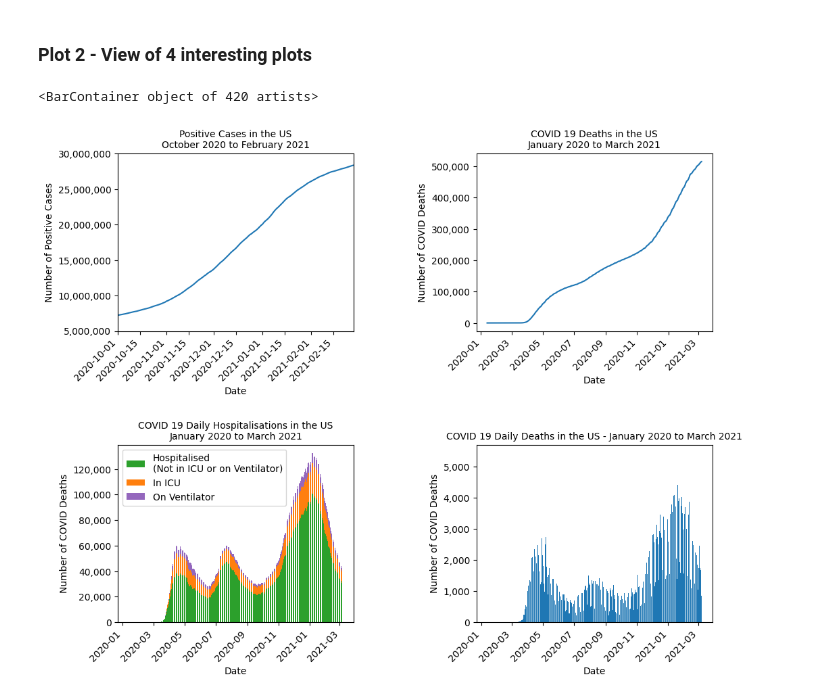
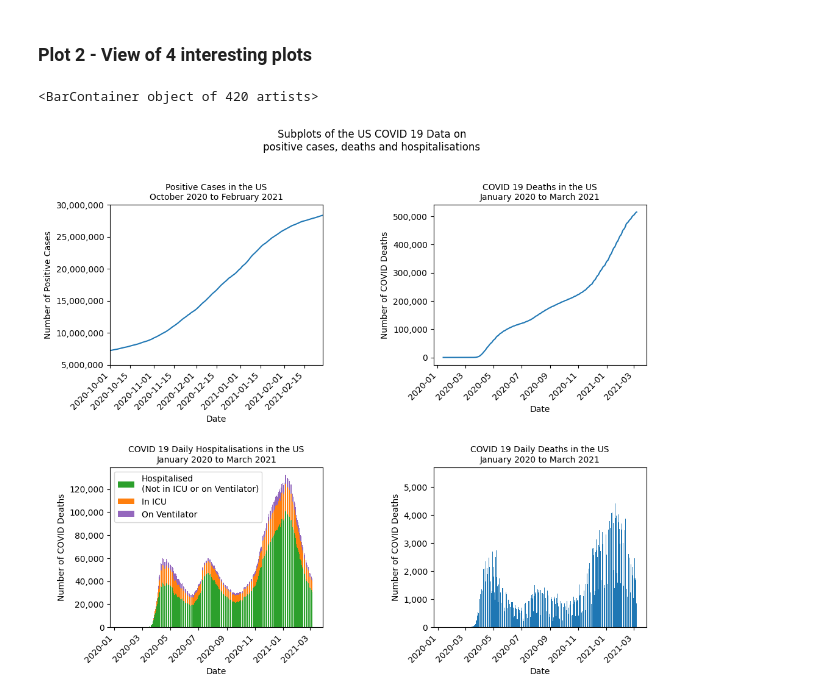
Before and after one commit to Goodgie01/Software-Engineering-University, a Jupyter notebook: summative_code.ipynb, the cells around one changed output. Saved outputs shown, nothing was run; the diff lists cells and outputs as text; code cells hidden in the pictures.

```diff
--- a/summative_code.ipynb
+++ b/summative_code.ipynb
@@ -175,8 +178,8 @@ columns
  'totalTestResultsIncrease',
  'hash']
 # %%
-df = df.drop(columns = ['states', 'hash', 'total', 'posNeg','hospitalizedIncrease','negativeIncrease','positiveIncrease','totalTestResultsIncrease','lastModified',
- 'totalTestResults', 'recovered'], axis = 1)
+#Dropping unneccesary columns
+df = df.drop(columns = ['states', 'hash', 'total', 'posNeg','hospitalizedIncrease','negativeIncrease','positiveIncrease','totalTestResultsIncrease','lastModified', 'totalTestResults', 'recovered', 'lastModified', 'dateChecked'], axis = 1)
 df
 # %% [output]
 |  | date | positive | negative | pending | hospitalizedCurrently | hospitalizedCumulative | inIcuCurrently | ... |
@@ -250,66 +252,63 @@ ax.legend()
 # %% [markdown]
 ### Plot 2 - View of 4 interesting plots
 # %%
-fig, axs = plt.subplots(2, 2, figsize=(12, 10))
-fig.tight_layout(pad=10)
+fig, axs = plt.subplots(2, 2, figsize=(12, 10)) #creating a plot of subplots
+fig.tight_layout(pad=10) #creating a gap between the rows of subplots so the axes and titles aren't crossing over each other
+
+fig.suptitle('Subplots of the US COVID 19 Data on\npositive cases, deaths and hospitalisations') #main title for the subplots
 
 #Top Left - Zooming in on the steep incline of positive COVID 19 cases between October 2020 and February 2021
-axs[0,0].ticklabel_format(style = 'plain')
-axs[0,0].yaxis.set_major_formatter(matplotlib.ticker.StrMethodFormatter('{x:,.0f}'))
+axs[0,0].yaxis.set_major_formatter(matplotlib.ticker.StrMethodFormatter('{x:,.0f}')) #Adding commas as thousands separators in the y axis numbers
 
 axs[0,0].set_title('Positive Cases in the US\nOctober 2020 to February 2021', fontsize = 10)
 axs[0,0].set_ylabel('Number of Positive Cases')
 axs[0,0].set_xlabel('Date')
 
-axs[0,0].set_xlim([datetime.date(2020, 10, 1), datetime.date(2021, 2, 28)])
-axs[0,0].set_ylim(5000000, 30000000)
+axs[0,0].set_xlim([datetime.date(2020, 10, 1), datetime.date(2021, 2, 28)]) #Highlighting the specific time period which sees the steep incline in my previous plot
+axs[0,0].set_ylim(5000000, 30000000) #highlighting a specific part of the data so I can see the interesting steep incline from the positive cases in my previous plot
 
-plt.setp(axs[0,0].get_xticklabels(), rotation=45, horizontalalignment='right')
+plt.setp(axs[0,0].get_xticklabels(), rotation=45, horizontalalignment='right') #cleaning the plot's x axes tick labels so they don't clash with each other or the title below
 
 axs[0,0].plot(df['date'], df['positive'])
 
-#Top Right
-axs[0,1].ticklabel_format(style = 'plain')
-axs[0,1].yaxis.set_major_formatter(matplotlib.ticker.StrMethodFormatter('{x:,.0f}'))
+#Top Right - Cumulative frequency plot of the number of deaths from COVID-19 in the US for the full time period in the data
+axs[0,1].yaxis.set_major_formatter(matplotlib.ticker.StrMethodFormatter('{x:,.0f}'))#Adding commas as thousands separators in the y axis numbers
 
 axs[0,1].set_title('COVID 19 Deaths in the US\nJanuary 2020 to March 2021', fontsize = 10)
 axs[0,1].set_ylabel('Number of COVID Deaths')
 axs[0,1].set_xlabel('Date')
 
-plt.setp(axs[0,1].get_xticklabels(), rotation=45, horizontalalignment='right')
+plt.setp(axs[0,1].get_xticklabels(), rotation=45, horizontalalignment='right') #cleaning the plot's x axes tick labels so they don't clash with each other or the title below
 
 axs[0,1].plot(df['date'], df['death'])
 
-#Bottom Left
-axs[1,0].ticklabel_format(style = 'plain')
-axs[1,0].yaxis.set_major_formatter(matplotlib.ticker.StrMethodFormatter('{x:,.0f}'))
+#Bottom Left - stacked bar plot of hospitalisations showing the different types of hospitalisations each day
+axs[1,0].yaxis.set_major_formatter(matplotlib.ticker.StrMethodFormatter('{x:,.0f}')) #Adding commas as thousands separators in the y axis numbers
 
 axs[1,0].set_title('COVID 19 Daily Hospitalisations in the US\nJanuary 2020 to March 2021', fontsize = 10)
 axs[1,0].set_ylabel('Number of COVID Deaths')
 axs[1,0].set_xlabel('Date')
 
-plt.setp(axs[1,0].get_xticklabels(), rotation=45, horizontalalignment='right')
+plt.setp(axs[1,0].get_xticklabels(), rotation=45, horizontalalignment='right') #cleaning the plot's x axes tick labels so they don't clash with each other or the title below
 
 y1 = df['onlyHospitalizedCurrently']
 y2 = df['inIcuCurrently']
 y3 = df['onVentilatorCurrently']
 
 axs[1,0].bar(df['date'], y1, label = 'Hospitalised\n(Not in ICU or on Ventilator)', color = 'tab:green')
 axs[1,0].bar(df['date'], y2, bottom = y1, label = 'In ICU', color = 'tab:orange')
 axs[1,0].bar(df['date'], y3, bottom = y1 + y2, label = 'On Ventilator', color = 'tab:purple')
 axs[1,0].legend(fontsize = 10)
 
-#Bottom Right
-axs[1,1].ticklabel_format(style = 'plain')
-axs[1,1].yaxis.set_major_formatter(matplotlib.ticker.StrMethodFormatter('{x:,.0f}'))
+#Bottom Right - The number of COVID deaths daily showing how many deaths there are on each day
+axs[1,1].yaxis.set_major_formatter(matplotlib.ticker.StrMethodFormatter('{x:,.0f}')) #Adding commas as thousands separators in the y axis numbers
 
-axs[1,1].set_title('COVID 19 Daily Deaths in the US - January 2020 to March 2021', fontsize = 10)
+axs[1,1].set_title('COVID 19 Daily Deaths in the US\nJanuary 2020 to March 2021', fontsize = 10)
 axs[1,1].set_ylabel('Number of COVID Deaths')
 axs[1,1].set_xlabel('Date')
 
-plt.setp(axs[1,1].get_xticklabels(), rotation=45, horizontalalignment='right')
-
+plt.setp(axs[1,1].get_xticklabels(), rotation=45, horizontalalignment='right') #cleaning the plot's x axes tick labels so they don't clash with each other or the title below
 axs[1,1].bar(df['date'], df['deathIncrease'])
 # %% [output]
 <BarContainer object of 420 artists>
-[figure, old version]
+[figure, new version]
```
Also changed, not shown: parts of 11 cells of this notebook, 1 other file.
